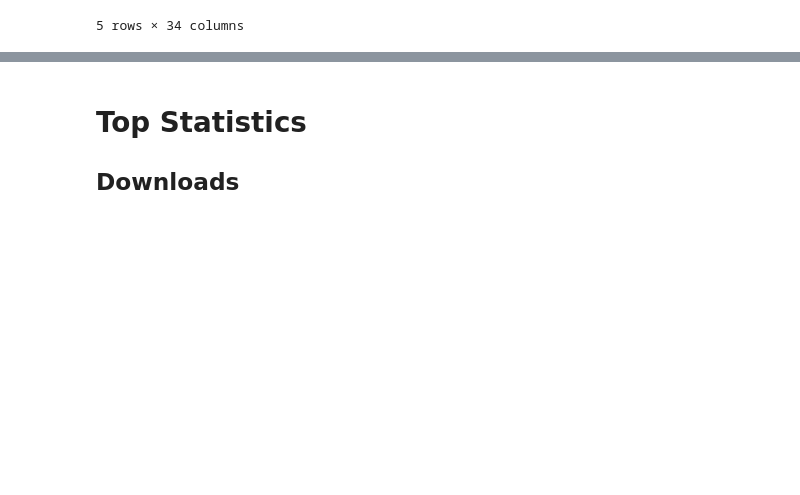
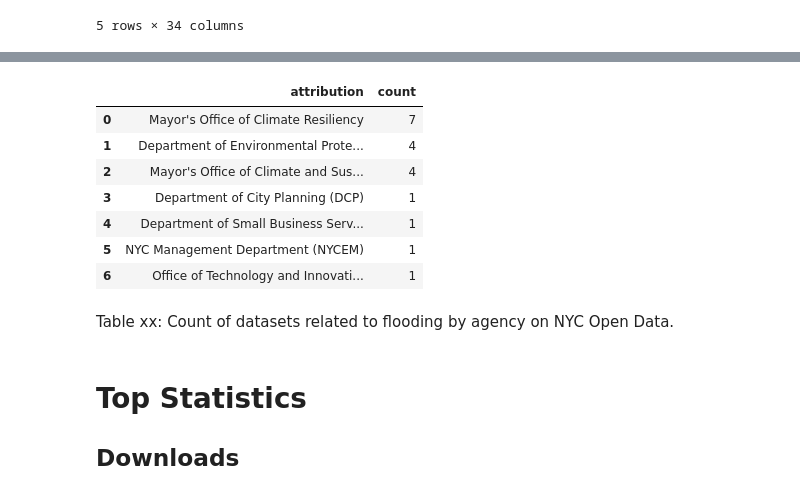
Before and after one commit to mebauer/nyc-flood-data, a Jupyter notebook: analysis.ipynb, the cells around one changed output, grey strips where cells are left out. Saved outputs shown, nothing was run; the diff lists cells and outputs as text; code cells hidden in the pictures; blank space fills up the shorter version.

```diff
--- a/analysis.ipynb
+++ b/analysis.ipynb
@@ -221,6 +248,25 @@ shape of data: (22, 34)
 | 3 | Sea Level Rise Maps (2020s 100-ye... | ezfn-5dsb | [] | This is the 100-Year Floodplain f... | Mayor's Office of Climate and Sus... | None | None | map | ... |
 | 4 | DEP Green Infrastructure | spjh-pz7h | [] | NYC Green Infrastructure Program ... | Department of Environmental Prote... | None | None | map | ... |
 5 rows × 34 columns
+# %%
+(df
+ .groupby(by='attribution')['id']
+ .count()
+ .rename('count')
+ .sort_values(ascending=False)
+ .reset_index()
+)
+# %% [output]
+|  | attribution | count |
+| 0 | Mayor's Office of Climate Resiliency | 7 |
+| 1 | Department of Environmental Prote... | 4 |
+| 2 | Mayor's Office of Climate and Sus... | 4 |
+| 3 | Department of City Planning (DCP) | 1 |
+| 4 | Department of Small Business Serv... | 1 |
+| 5 | NYC Management Department (NYCEM) | 1 |
+| 6 | Office of Technology and Innovati... | 1 |
+# %% [markdown]
+Table xx: Count of datasets related to flooding by agency on NYC Open Data.
 # %% [markdown]
 # Top Statistics
 ## Downloads
```
Also changed, not shown: parts of 14 cells of this notebook, 1 other file.
